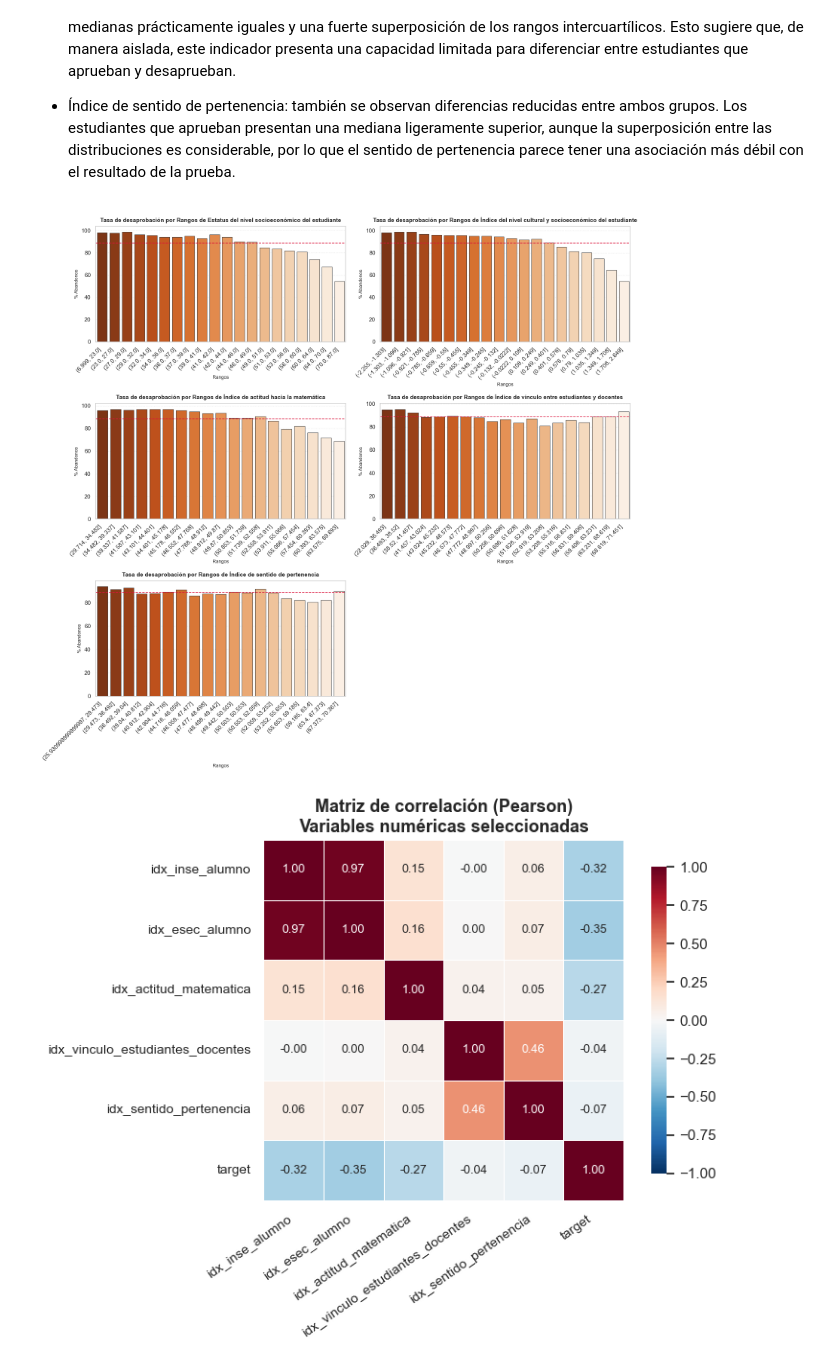
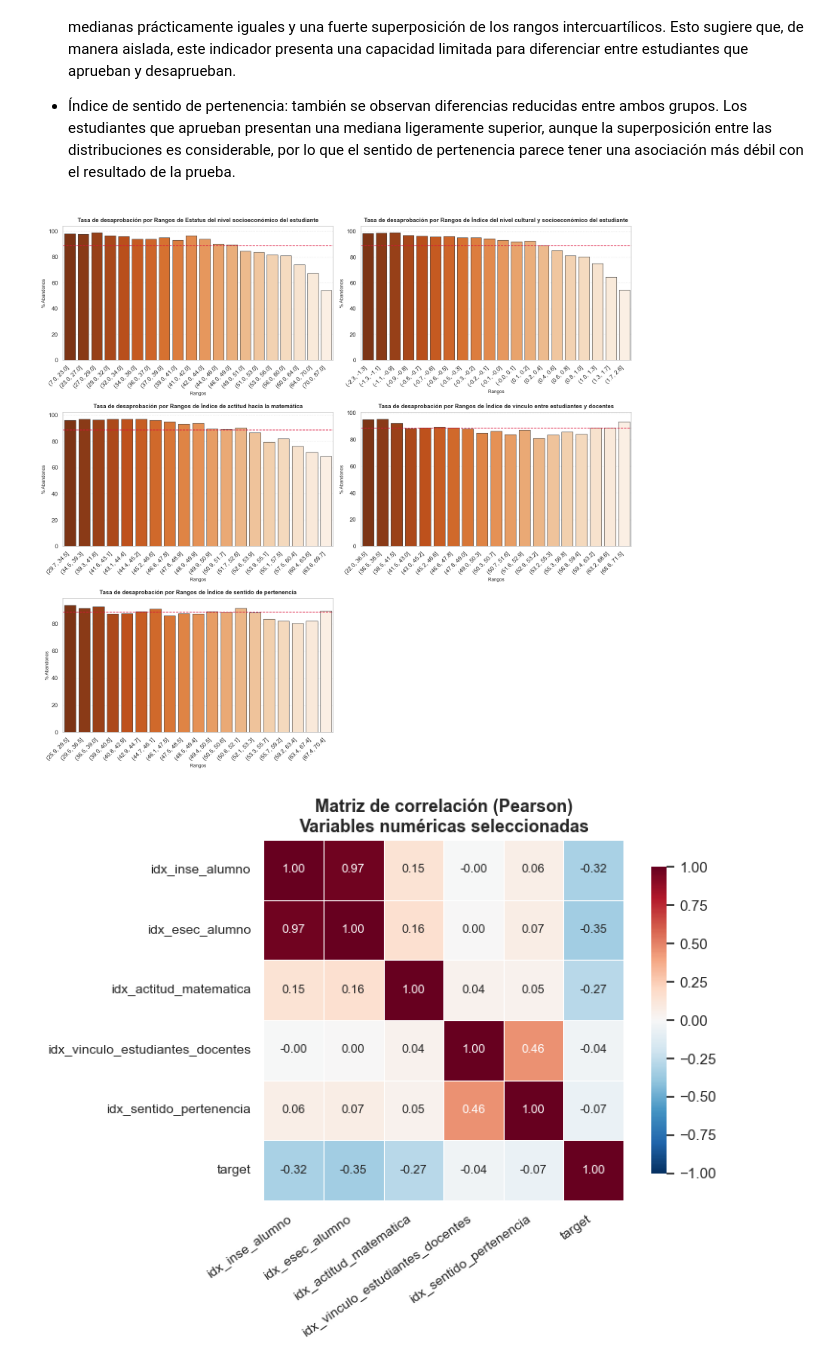
Before and after one commit to estebancardoso96/los_parsimoniosos, a Jupyter notebook: guia_ejemplo_costos_pesos_ajustados.ipynb, the cells around one changed output. Cells and saved outputs as stored; diff of their text form; code cells hidden in the pictures.

```diff
--- a/guia_ejemplo_costos_pesos_ajustados.ipynb
+++ b/guia_ejemplo_costos_pesos_ajustados.ipynb
@@ -369,7 +369,7 @@ tasa_base = df_final_modelo['target'].mean()
 
 sns.set_theme(style="whitegrid")
 
-fig, axes = plt.subplots(nrows=2, ncols=3, figsize=(17, 10))
+fig, axes = plt.subplots(nrows=3, ncols=2, figsize=(15, 20))
 axes_flat = axes.flatten()
 
 # ==============================
@@ -424,7 +424,7 @@ for i, var in enumerate(variables_a_graficar):
     ax.legend(
         [linea_base],
         [f'Tasa global ({tasa_base:.1%})'],
-        loc='upper left',
+        loc='lower left',
         fontsize=8.5,
         frameon=True,
         facecolor='white',
@@ -462,7 +462,7 @@ for i, var in enumerate(variables_a_graficar):
         height = p.get_height()
 
         ax.annotate(
-            f"n={int(data_grafico.iloc[j]['n'])}",
+            f"n:{int(data_grafico.iloc[j]['n'])}",
             (p.get_x() + p.get_width()/2, height),
             ha='center',
             va='bottom',
@@ -579,6 +579,7 @@ A partir de los boxplots se observan diferencias claras entre los estudiantes qu
 # BARPLOTS DE TASA DE DESAPROBACION POR RANGOS DE VARIABLES NUMERICAS
 
 import math
+
 # Hacemos lo mismo pero para las variables numericas, pero a estas las tendremos que dividir en rangos para los graficos de barras.
 
 n_cols = 2
@@ -601,54 +602,66 @@ for i, var in enumerate(variables_boxplot):
     ax = axes[i]
     col_intervalo = f'{var}_Rango'
 
-    # Segmentamos la variable numérica continua en 10 deciles
-    # Usamos duplicates='drop' por seguridad si hay muchos valores idénticos (por lo que algunas variables no quedaran con 10 rangos)
-    df_plot[col_intervalo] = pd.qcut(df_plot[var], q=20, duplicates='drop')
+    # 1. Creamos los rangos con qcut
+    intervalos = pd.qcut(df_plot[var], q=20, duplicates='drop')
+
+    # 2. Forzamos estrictamente el formato a 1 decimal (ej: "(25.8, 29.5]")
+    df_plot[col_intervalo] = intervalos.apply(
+        lambda x: f"({x.left:.1f}, {x.right:.1f}]" if pd.notna(x) else x
+    )
 
     data_tasa_num = (
         df_plot.groupby(col_intervalo, observed=True)['Desaprueba_porcentaje']
         .mean()
-        .sort_index()
+        # sort_index() funciona mal si los rangos son texto y no categorías,
+        # pero al venir de qcut, el groupby ya respeta el orden original de los intervalos
         .reset_index()
     )
 
-    data_tasa_num[col_intervalo] = data_tasa_num[col_intervalo].astype(str)
+    # Ya no necesitamos hacer el .astype(str) porque el lambda de arriba ya los convirtió a texto
 
     # Dibujamos el barplot en el eje correspondiente
     sns.barplot(
         x=col_intervalo,
         y='Desaprueba_porcentaje',
         data=data_tasa_num,
         palette='Oranges_r',
         hue=col_intervalo,
         legend=False,
         ax=ax,
         edgecolor='#404040',
         linewidth=0.8
     )
 
     tasa_base = df_plot['Desaprueba_porcentaje'].mean()
-    # Añadimos la línea roja con la tasa base del
-    ax.axhline( y=tasa_base,color='crimson',linestyle='--',linewidth=1.2, label=f'Base Global ({tasa_base:.2f}%)' if i == 0 else "")
+
+    # Añadimos la línea roja con la tasa base del modelo
+    ax.axhline(
+        y=tasa_base,
+        color='crimson',
+        linestyle='--',
+        linewidth=1.2,
+        label=f'Base Global ({tasa_base:.2f}%)' if i == 0 else ""
+    )
 
     ax.set_title(f"Tasa de desaprobación por Rangos de {titulos.get(var, var)}", fontsize=11, fontweight='bold', pad=8)
     ax.set_xlabel('Rangos', fontsize=9)
     ax.set_ylabel('% Abandonos', fontsize=9)
     ax.set_ylim(0, max(data_tasa_num['Desaprueba_porcentaje'].max() + 5, 25))
     ax.grid(axis='y', linestyle=':', alpha=0.5)
 
     ax.tick_params(axis='x', rotation=45)
     for tick in ax.get_xticklabels():
         tick.set_horizontalalignment('right')
 
+# Eliminamos los subplots sobrantes si el número de variables es impar
 for j in range(i + 1, len(axes)):
     fig.delaxes(axes[j])
 
-
 plt.tight_layout()
 plt.show()
 # %% [output]
-[figure, old version]
+[figure, new version]
 # %%
 # 13. MATRIZ DE CORRELACIÓN (SOLO VARIABLES DE variables_boxplot + target)
 
```
Also changed, not shown: parts of 8 cells of this notebook.
